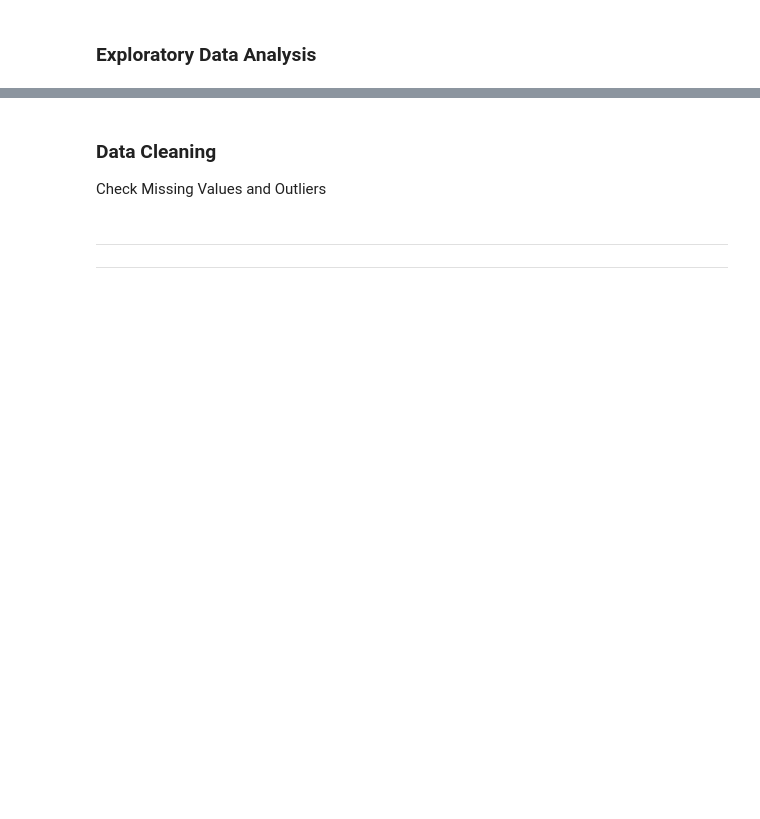
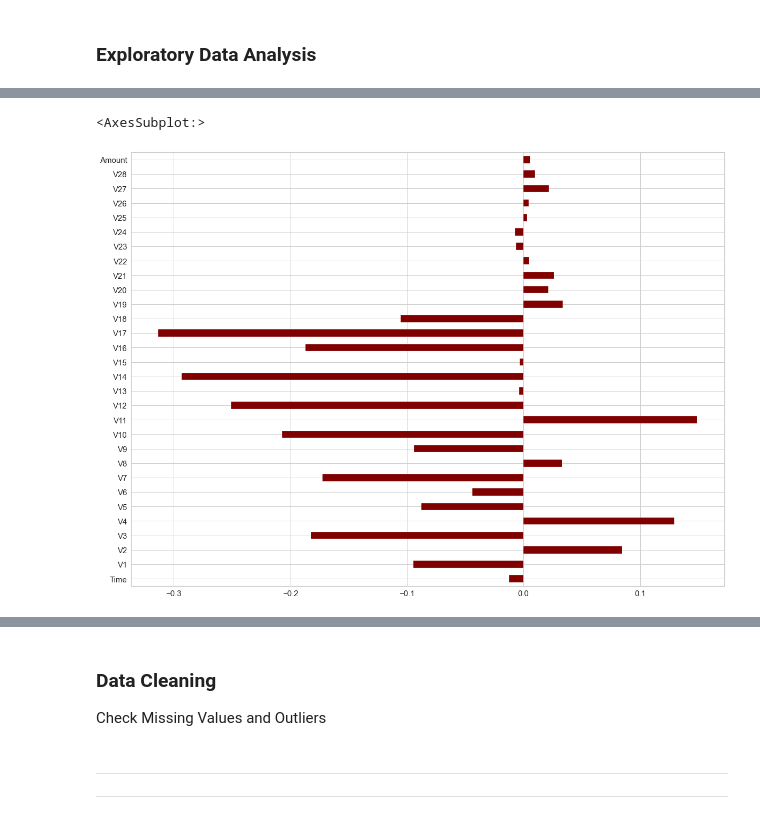
Before and after one commit to Furkan-Coskun/Project, a Jupyter notebook: Fraud Detection_Student_V3.ipynb, the cells around one changed output, grey strips where cells are left out. Drawn from its saved outputs; the diff is of its cells as text; code cells hidden in the pictures; blank space fills up the shorter version.

```diff
--- a/Fraud Detection_Student_V3.ipynb
+++ b/Fraud Detection_Student_V3.ipynb
@@ -233,0 +286,7 @@ NameError: name 'ds' is not defined
+# %%
+sns.set_style("whitegrid", {'axes.grid' : False})
+df.drop(columns = ['Class']).corrwith(df.Class).plot.barh(
+        figsize = (20, 15), fontsize = 15, grid = True, color = "maroon")
+# %% [output]
+<AxesSubplot:>
+[figure, added]
```
Also changed, not shown: parts of 14 cells of this notebook.
